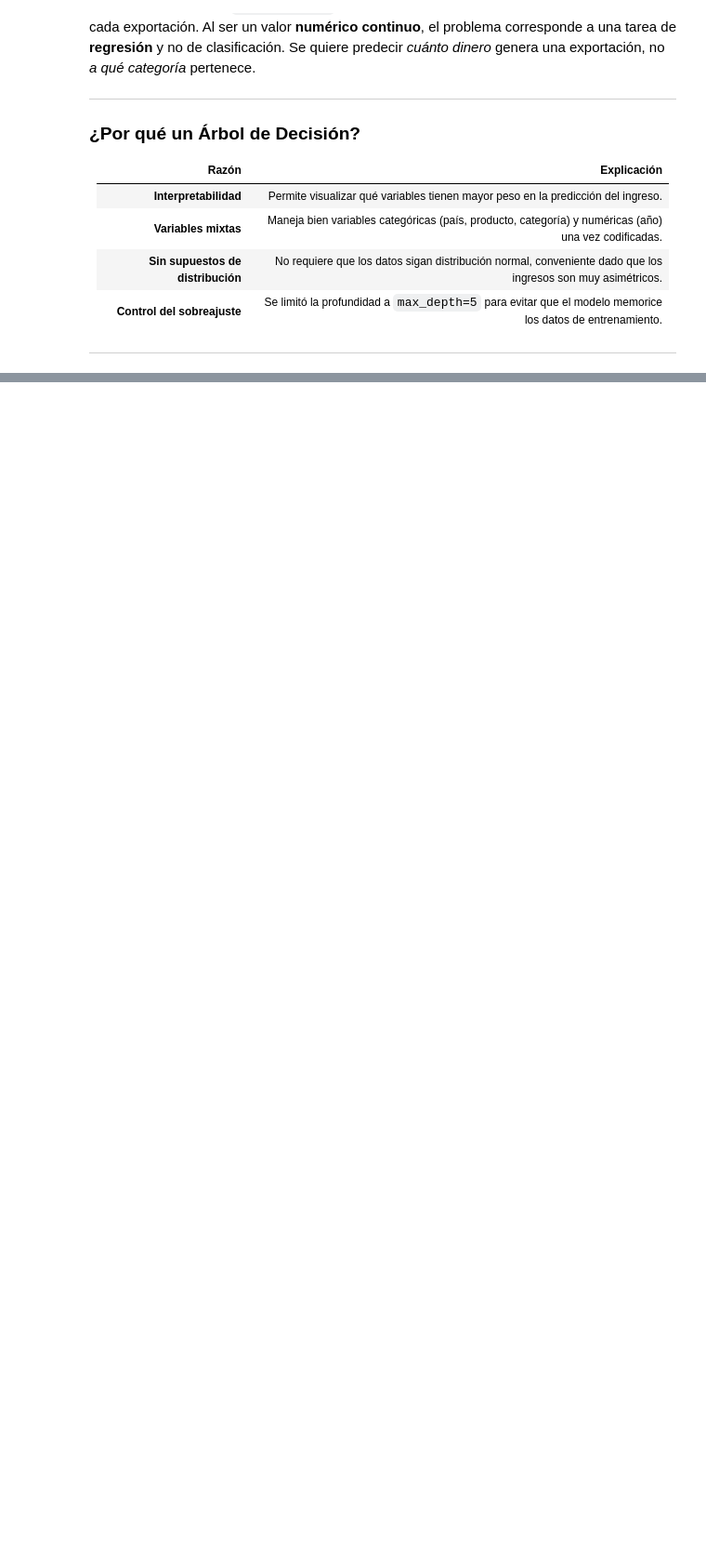
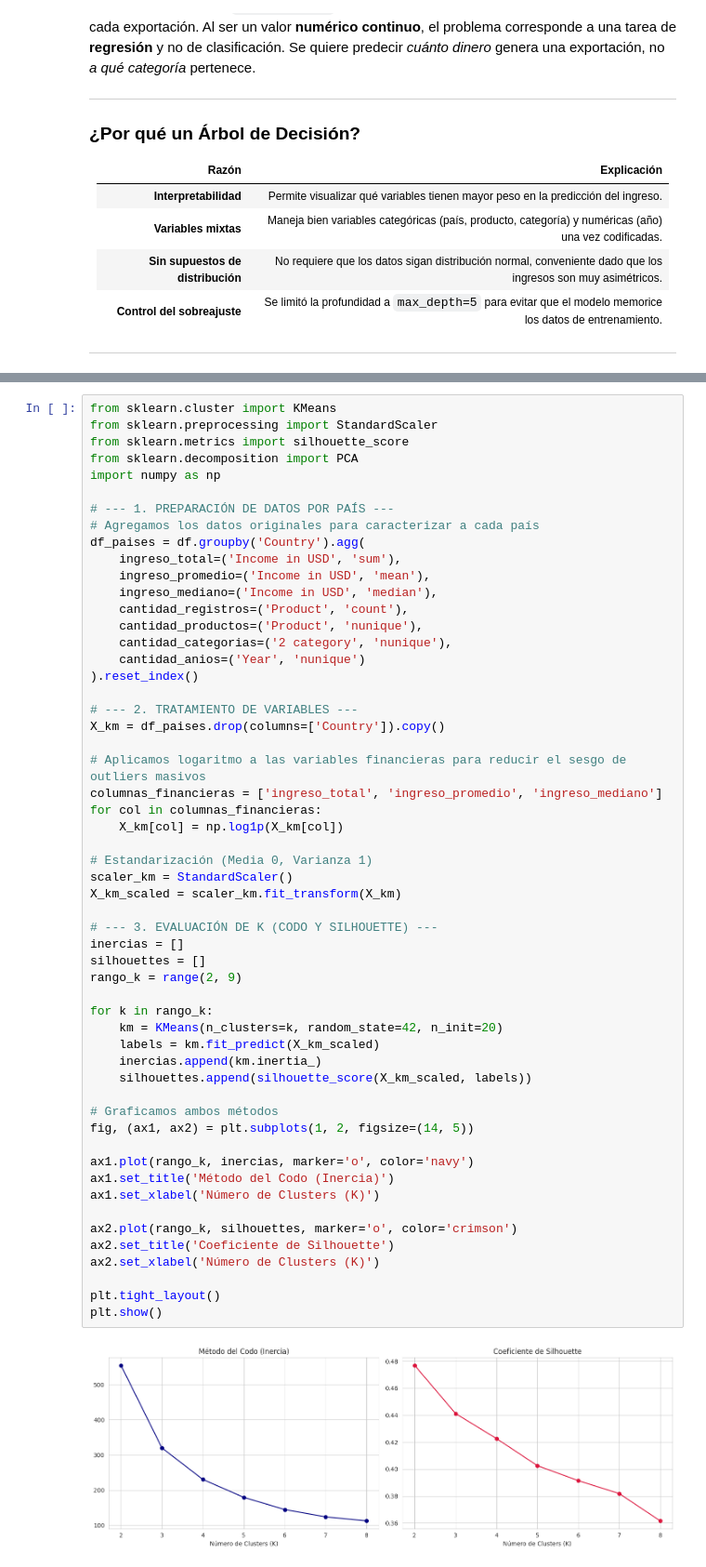
Before and after one commit to Cxris2145/MineriaDatos2026, a Jupyter notebook: ExportacionesChile2026_v2_KMeans_Metricas.ipynb, the cells around one changed output, grey strips where cells are left out. Shown at 93% size. Drawn from its saved outputs; the diff is of its cells as text; blank space fills up the shorter version.

```diff
--- a/ExportacionesChile2026_v2_KMeans_Metricas.ipynb
+++ b/ExportacionesChile2026_v2_KMeans_Metricas.ipynb
@@ -1492,0 +1151,57 @@ Esto es coherente con todo el análisis previo: la alta dispersión de ingresos
+# %%
+from sklearn.cluster import KMeans
+from sklearn.preprocessing import StandardScaler
+from sklearn.metrics import silhouette_score
+from sklearn.decomposition import PCA
+import numpy as np
+
+# --- 1. PREPARACIÓN DE DATOS POR PAÍS ---
+# Agregamos los datos originales para caracterizar a cada país
+df_paises = df.groupby('Country').agg(
+    ingreso_total=('Income in USD', 'sum'),
+    ingreso_promedio=('Income in USD', 'mean'),
+    ingreso_mediano=('Income in USD', 'median'),
+    cantidad_registros=('Product', 'count'),
+    cantidad_productos=('Product', 'nunique'),
+    cantidad_categorias=('2 category', 'nunique'),
+    cantidad_anios=('Year', 'nunique')
+).reset_index()
+
+# --- 2. TRATAMIENTO DE VARIABLES ---
+X_km = df_paises.drop(columns=['Country']).copy()
+
+# Aplicamos logaritmo a las variables financieras para reducir el sesgo de outliers masivos
+columnas_financieras = ['ingreso_total', 'ingreso_promedio', 'ingreso_mediano']
+for col in columnas_financieras:
+    X_km[col] = np.log1p(X_km[col])
+
+# Estandarización (Media 0, Varianza 1)
+scaler_km = StandardScaler()
+X_km_scaled = scaler_km.fit_transform(X_km)
+
+# --- 3. EVALUACIÓN DE K (CODO Y SILHOUETTE) ---
+inercias = []
+silhouettes = []
+rango_k = range(2, 9)
+
+for k in rango_k:
+    km = KMeans(n_clusters=k, random_state=42, n_init=20)
+    labels = km.fit_predict(X_km_scaled)
+    inercias.append(km.inertia_)
+    silhouettes.append(silhouette_score(X_km_scaled, labels))
+
+# Graficamos ambos métodos
+fig, (ax1, ax2) = plt.subplots(1, 2, figsize=(14, 5))
+
+ax1.plot(rango_k, inercias, marker='o', color='navy')
+ax1.set_title('Método del Codo (Inercia)')
+ax1.set_xlabel('Número de Clusters (K)')
+
+ax2.plot(rango_k, silhouettes, marker='o', color='crimson')
+ax2.set_title('Coeficiente de Silhouette')
+ax2.set_xlabel('Número de Clusters (K)')
+
+plt.tight_layout()
+plt.show()
+# %% [output]
+[figure, added]
```
Also changed, not shown: parts of 60 cells of this notebook.
